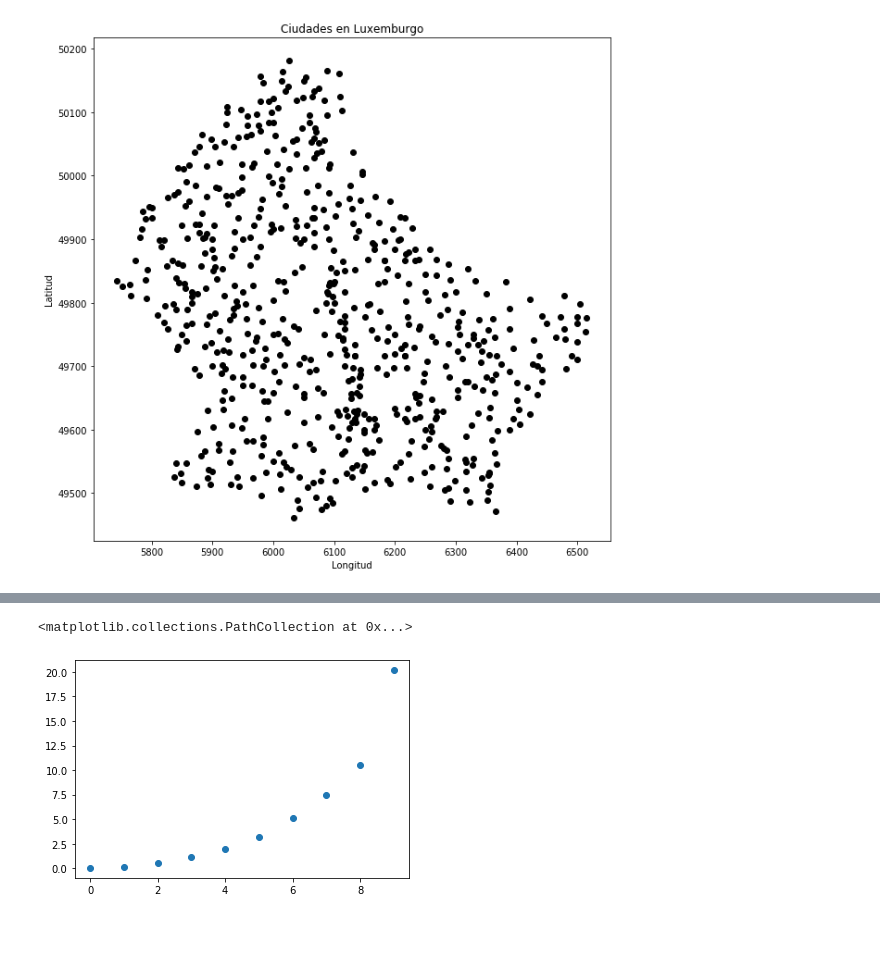
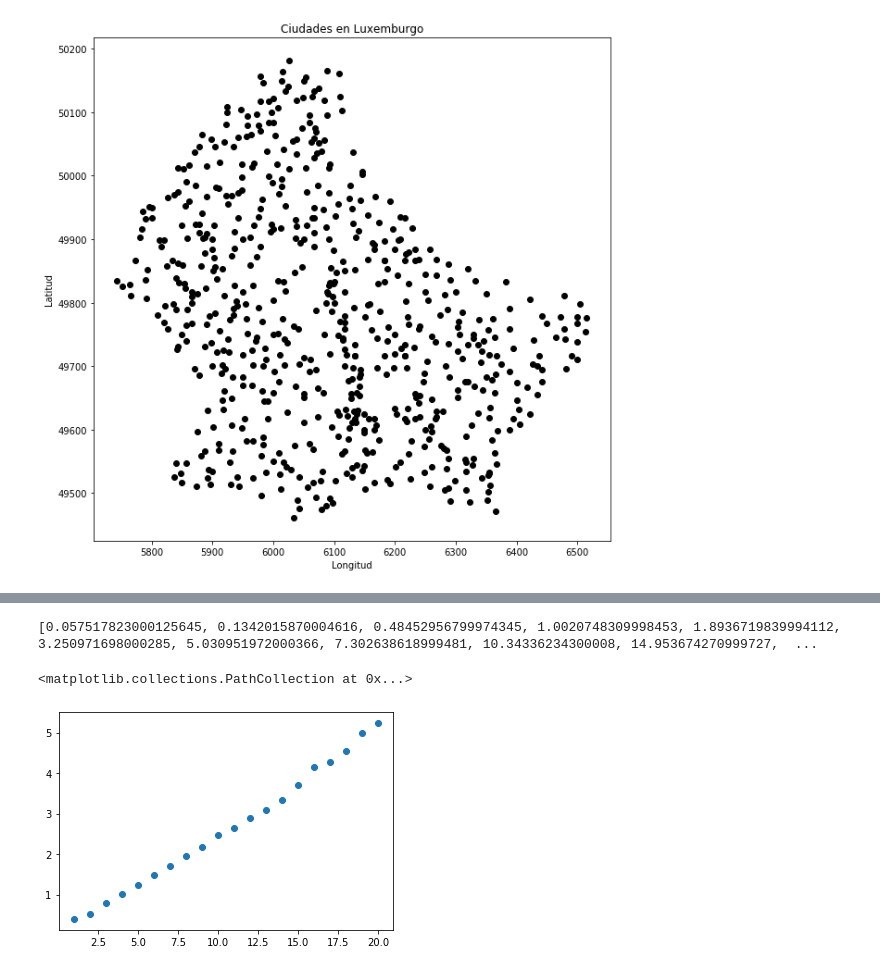
Before and after one commit to 0huitzil/ProyectoIDO, a Jupyter notebook: Proyecto IDO.ipynb, the cells around one changed output, grey strips where cells are left out. Saved outputs shown, nothing was run; the diff lists cells and outputs as text; code cells hidden in the pictures; blank space fills up the shorter version.

Commit message:
Anadi pruebas de complejidad para n = 10, 20, ..., 210 ciudades

```diff
--- a/Proyecto IDO.ipynb
+++ b/Proyecto IDO.ipynb
@@ -61,5 +109,14 @@ def mejor_ruta(ciudades, ruta, min_distancia):
 # %%
-def algorithm(n):
+#Codigos para medir la complejidad (tiempo)
+def mejor_ruta_no_output(ciudades, ruta, min_distancia):
+    ruta_mas_corta= ruta[0]
+    distancia_mas_corta = min_distancia.item(0)
+    for ciudad_inicial in range(0, ciudades):
+        if min_distancia[ciudad_inicial] < distancia_mas_corta:
+            distancia_mas_corta = min_distancia.item(ciudad_inicial)
+            ruta_mas_corta = ruta[ciudad_inicial]
+    return distancia_mas_corta, ruta_mas_corta
+def algorithm_no_output(n):
     ciudades = n #len(matriz_distancias) #número de ciudades que queremos en la ruta
     m = matriz_distancias #renonmbramos para facilitar el algoritmo
 
@@ -103,6 +160,6 @@ def algorithm(n):
                 min_distancia[ciudad_inicial] = float('inf')
 
 
-    [distancia_mas_corta, ruta_mas_corta] = mejor_ruta(ciudades, ruta, min_distancia)
+    [distancia_mas_corta, ruta_mas_corta] = mejor_ruta_no_output(ciudades, ruta, min_distancia)
 
-    return distancia_mas_corta, ruta_mas_corta
+    return distancia_mas_corta
@@ -169,7 +169,7 @@ distancia = []
 num = 10
 for i in range(0,10):
     inicio = timer()
-    dist = algorithm_time(num)
+    dist = algorithm_no_output(num)
     final = timer()
     tiempo.append(final - inicio)
     distancia.append(dist)
@@ -196,5 +180,16 @@ La ruta más corta es:
+# %%
+for i in range(0,10):
+    inicio = timer()
+    dist = algorithm_no_output(num)
+    final = timer()
+    tiempo.append(final - inicio)
+    distancia.append(dist)
+    num = num + 10
+print(tiempo)
+# %% [output]
+[0.057517823000125645, 0.1342015870004616, 0.48452956799974345, 1.0020748309998453, 1.8936719839994112, 3.250971698000285, 5.030951972000366, 7.302638618999481, 10.34336234300008, 14.953674270999727,  ...
 # %%
-plt.scatter(range(0,10), tiempo)
+plt.scatter(range(1,21), np.cbrt(tiempo))
 # %% [output]
 <matplotlib.collections.PathCollection at 0x...>
-[figure, old version]
+[figure, new version]
```
Also changed, not shown: parts of 7 cells of this notebook.
